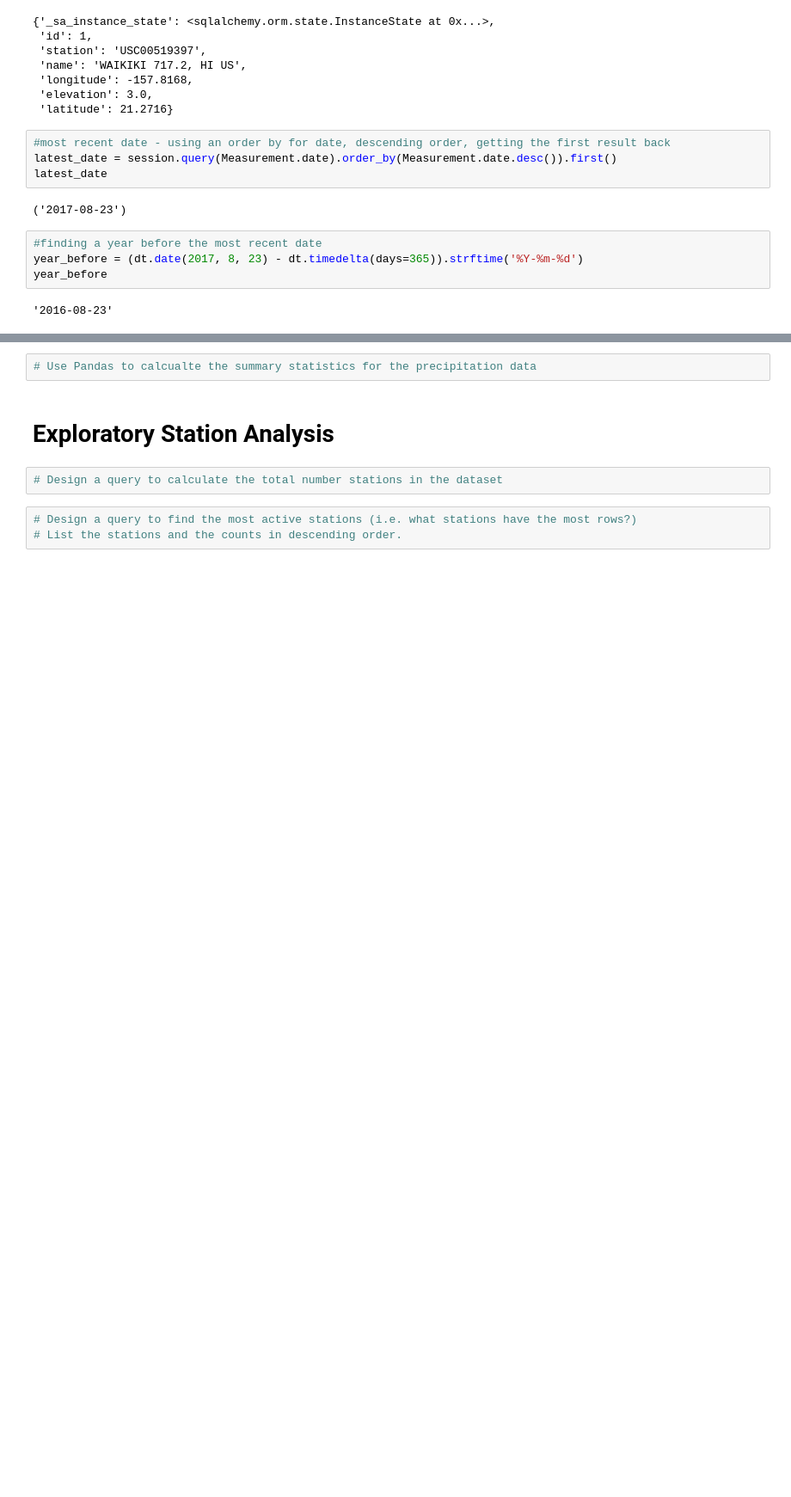
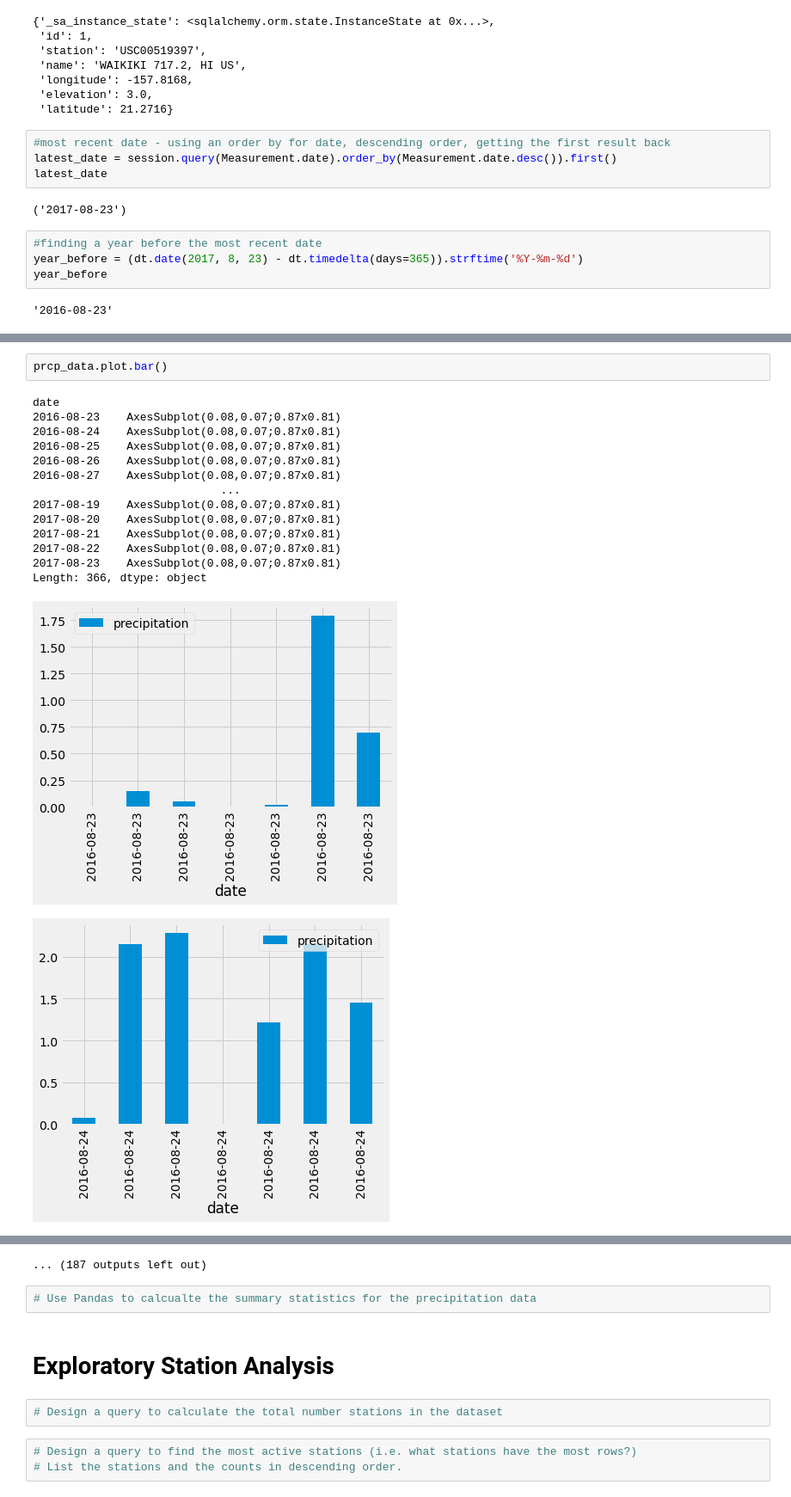
Before and after one commit to sarahDH615/sqlalchemy-challenge, a Jupyter notebook: climate_starter.ipynb, the cells around one changed output, grey strips where cells are left out. Shown at 86% size. Drawn from its saved outputs; the diff is of its cells as text; blank space fills up the shorter version.

Commit message:
graph experiments

```diff
--- a/climate_starter.ipynb
+++ b/climate_starter.ipynb
@@ -99,0 +102,18 @@ plt.show()
+# %%
+prcp_data.plot.bar()
+# %% [output]
+date
+2016-08-23    AxesSubplot(0.08,0.07;0.87x0.81)
+2016-08-24    AxesSubplot(0.08,0.07;0.87x0.81)
+2016-08-25    AxesSubplot(0.08,0.07;0.87x0.81)
+2016-08-26    AxesSubplot(0.08,0.07;0.87x0.81)
+2016-08-27    AxesSubplot(0.08,0.07;0.87x0.81)
+                            ...
+2017-08-19    AxesSubplot(0.08,0.07;0.87x0.81)
+2017-08-20    AxesSubplot(0.08,0.07;0.87x0.81)
+2017-08-21    AxesSubplot(0.08,0.07;0.87x0.81)
+2017-08-22    AxesSubplot(0.08,0.07;0.87x0.81)
+2017-08-23    AxesSubplot(0.08,0.07;0.87x0.81)
+Length: 366, dtype: object
+[figure, added]
+[figure, added]
@@ -100,3 +129,4 @@ plt.show()
+... (187 outputs left out)
 # %%
 # Use Pandas to calcualte the summary statistics for the precipitation data
 # %% [markdown]
```
Also changed, not shown: parts of 5 cells of this notebook.
